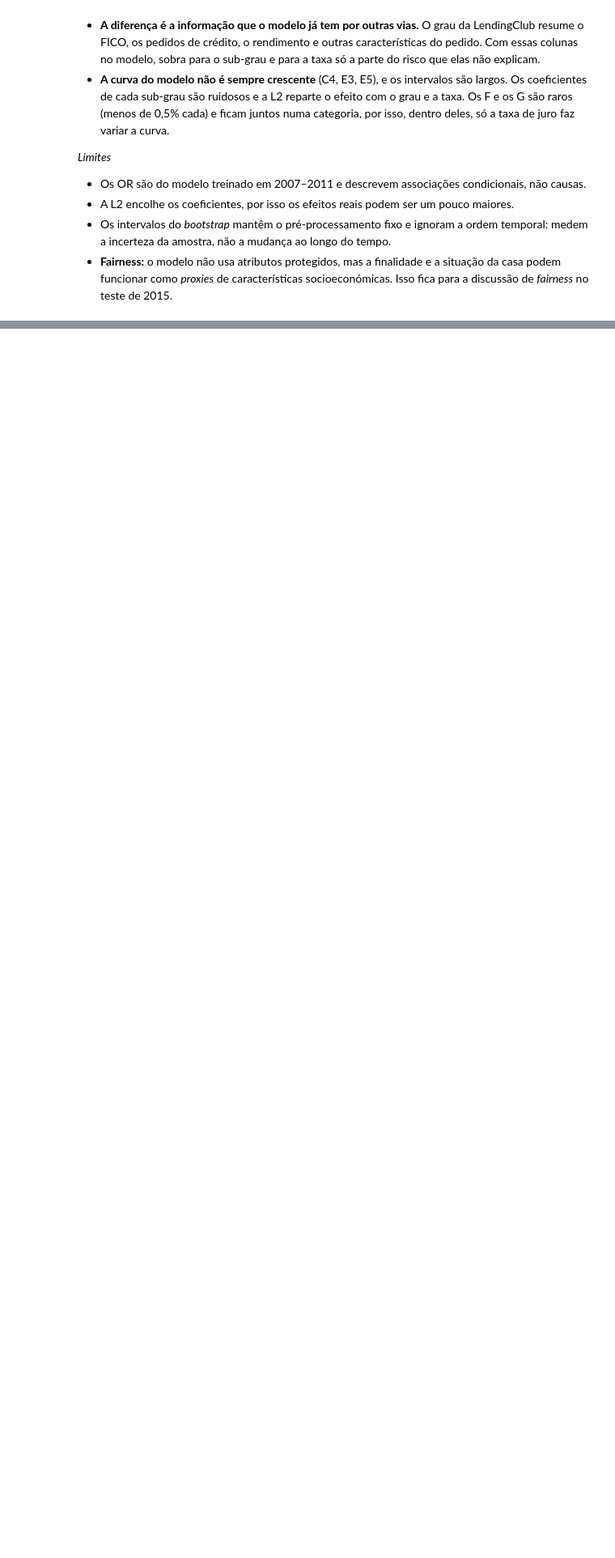
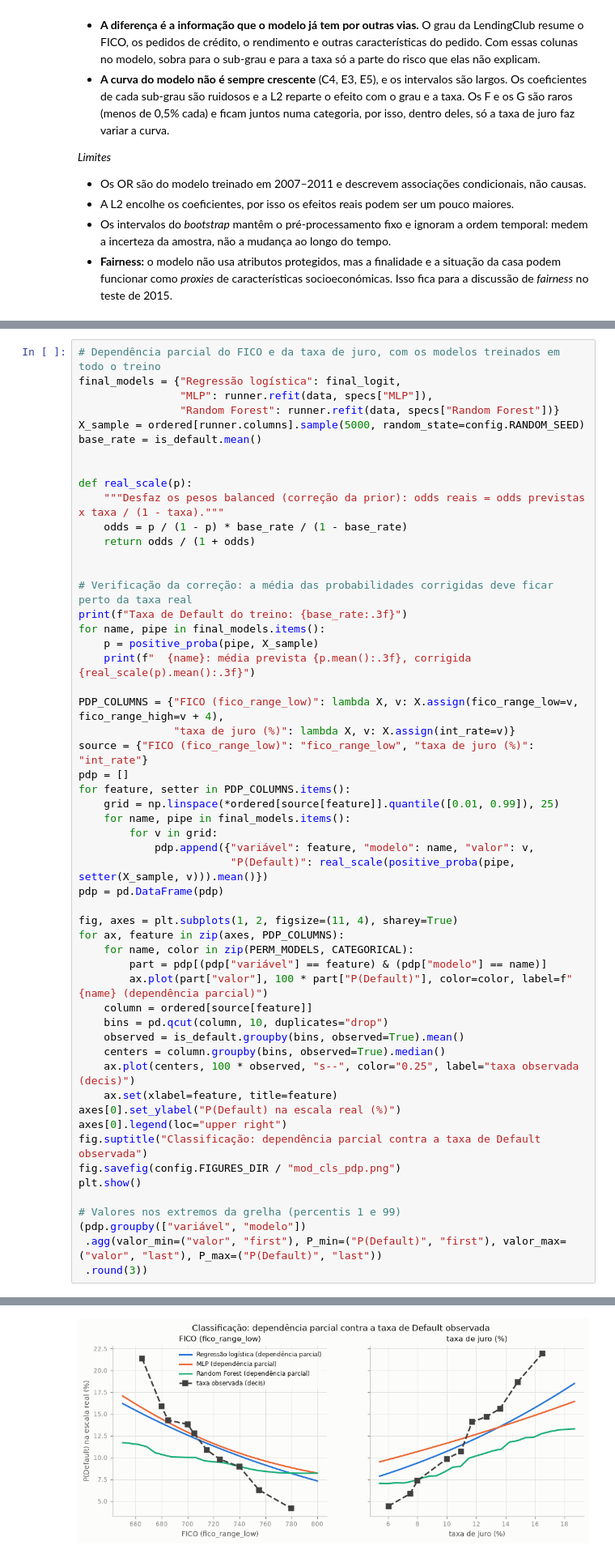
Before and after one commit to JoaoPSVieira/projeto-cd-lending-club, a Jupyter notebook: notebooks/04c_classificacao.ipynb, the cells around one changed output, grey strips where cells are left out. Shown at 81% size. Drawn from its saved outputs; the diff is of its cells as text; blank space fills up the shorter version.

```diff
--- a/notebooks/04c_classificacao.ipynb
+++ b/notebooks/04c_classificacao.ipynb
@@ -1518,0 +1641,55 @@ grade_odds.round(3)
+# %%
+# Dependência parcial do FICO e da taxa de juro, com os modelos treinados em todo o treino
+final_models = {"Regressão logística": final_logit,
+                "MLP": runner.refit(data, specs["MLP"]),
+                "Random Forest": runner.refit(data, specs["Random Forest"])}
+X_sample = ordered[runner.columns].sample(5000, random_state=config.RANDOM_SEED)
+base_rate = is_default.mean()
+
+
+def real_scale(p):
+    """Desfaz os pesos balanced (correção da prior): odds reais = odds previstas x taxa / (1 - taxa)."""
+    odds = p / (1 - p) * base_rate / (1 - base_rate)
+    return odds / (1 + odds)
+
+
+# Verificação da correção: a média das probabilidades corrigidas deve ficar perto da taxa real
+print(f"Taxa de Default do treino: {base_rate:.3f}")
+for name, pipe in final_models.items():
+    p = positive_proba(pipe, X_sample)
+    print(f"  {name}: média prevista {p.mean():.3f}, corrigida {real_scale(p).mean():.3f}")
+
+PDP_COLUMNS = {"FICO (fico_range_low)": lambda X, v: X.assign(fico_range_low=v, fico_range_high=v + 4),
+               "taxa de juro (%)": lambda X, v: X.assign(int_rate=v)}
+source = {"FICO (fico_range_low)": "fico_range_low", "taxa de juro (%)": "int_rate"}
+pdp = []
+for feature, setter in PDP_COLUMNS.items():
+    grid = np.linspace(*ordered[source[feature]].quantile([0.01, 0.99]), 25)
+    for name, pipe in final_models.items():
+        for v in grid:
+            pdp.append({"variável": feature, "modelo": name, "valor": v,
+                        "P(Default)": real_scale(positive_proba(pipe, setter(X_sample, v))).mean()})
+pdp = pd.DataFrame(pdp)
+
+fig, axes = plt.subplots(1, 2, figsize=(11, 4), sharey=True)
+for ax, feature in zip(axes, PDP_COLUMNS):
+    for name, color in zip(PERM_MODELS, CATEGORICAL):
+        part = pdp[(pdp["variável"] == feature) & (pdp["modelo"] == name)]
+        ax.plot(part["valor"], 100 * part["P(Default)"], color=color, label=f"{name} (dependência parcial)")
+    column = ordered[source[feature]]
+    bins = pd.qcut(column, 10, duplicates="drop")
+    observed = is_default.groupby(bins, observed=True).mean()
+    centers = column.groupby(bins, observed=True).median()
+    ax.plot(centers, 100 * observed, "s--", color="0.25", label="taxa observada (decis)")
+    ax.set(xlabel=feature, title=feature)
+axes[0].set_ylabel("P(Default) na escala real (%)")
+axes[0].legend(loc="upper right")
+fig.suptitle("Classificação: dependência parcial contra a taxa de Default observada")
+fig.savefig(config.FIGURES_DIR / "mod_cls_pdp.png")
+plt.show()
+
+# Valores nos extremos da grelha (percentis 1 e 99)
+(pdp.groupby(["variável", "modelo"])
+ .agg(valor_min=("valor", "first"), P_min=("P(Default)", "first"), valor_max=("valor", "last"), P_max=("P(Default)", "last"))
+ .round(3))
+# %% [output]
@@ -1518,0 +1700 @@ grade_odds.round(3)
+[figure, added]
```
Also changed, not shown: parts of 7 cells of this notebook, 3 other files.
